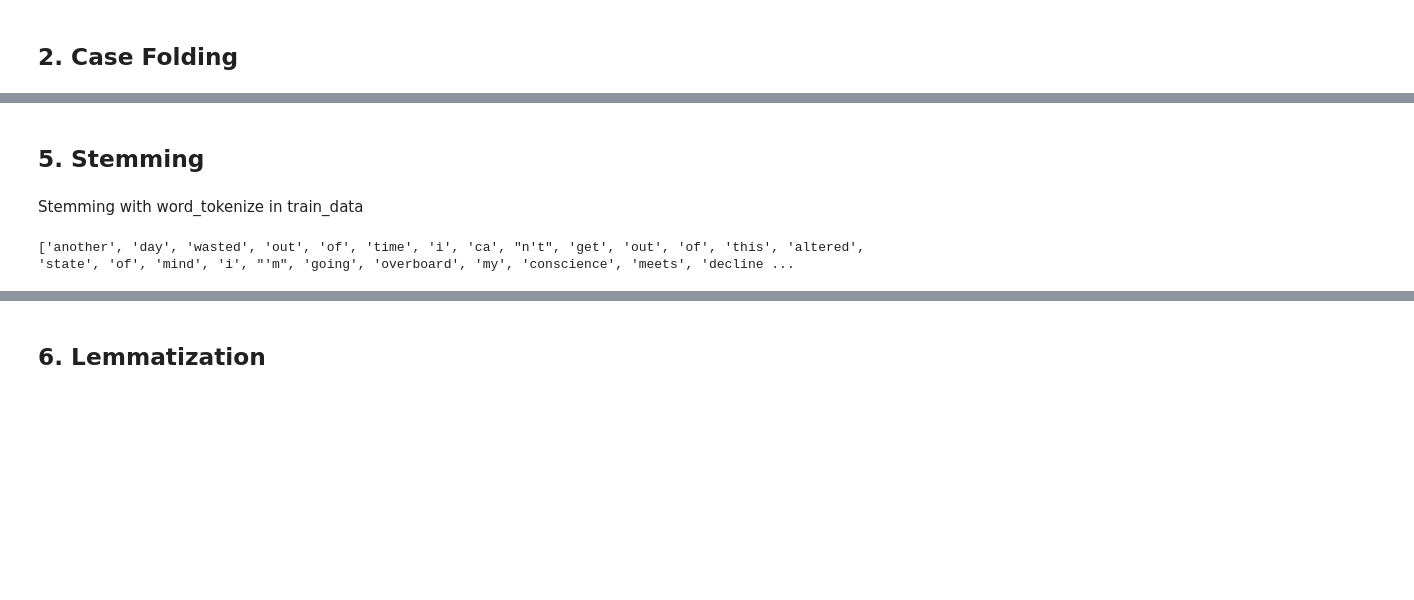
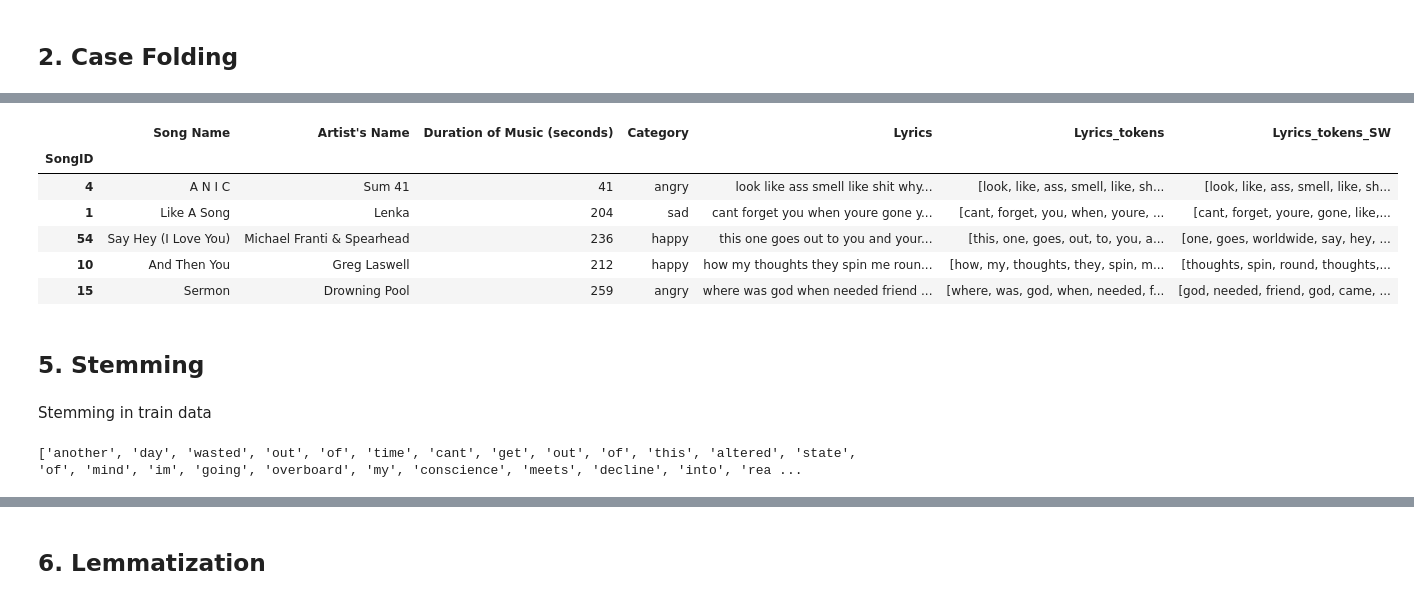
Before and after one commit to yohanaaritonang/sentiment-analysis-of-song-lyrics-using-svm, a Jupyter notebook: Stemming and Lemmatization.ipynb, the cells around one changed output, grey strips where cells are left out. Saved outputs shown, nothing was run; the diff lists cells and outputs as text; code cells hidden in the pictures; blank space fills up the shorter version.

Commit message:
Create Stemming and Lemmatization

```diff
--- a/Stemming and Lemmatization.ipynb
+++ b/Stemming and Lemmatization.ipynb
@@ -108,2 +121,2 @@ another day wasted out of time i can't get out of this altered state of mind i'm
 # %%
-test_data = test_data['Lyrics'].str.lower()
+test_data['Lyrics'] = test_data['Lyrics'].str.lower()
@@ -125,0 +373,7 @@ Name: Lyrics, Length: 378, dtype: object
+# %%
+list_stopwords = set(nltk.corpus.stopwords.words('english'))
+
+def stopwords_removal(words):
+    return [word for word in words if word not in list_stopwords]
+test_data['Lyrics_tokens_SW'] = test_data['Lyrics_tokens'].apply(stopwords_removal)
+print(test_data['Lyrics_tokens_SW'])
@@ -126,11 +394,22 @@ Name: Lyrics, Length: 378, dtype: object
+# %%
+test_data.sample(5)
+# %% [output]
+|  | Song Name | Artist's Name | Duration of Music (seconds) | Category | Lyrics | Lyrics_tokens | Lyrics_tokens_SW |
+| SongID |  |  |  |  |  |  |  |
+| 4 | A N I C | Sum 41 | 41 | angry | look like ass smell like shit why... | [look, like, ass, smell, like, sh... | [look, like, ass, smell, like, sh... |
+| 1 | Like A Song | Lenka | 204 | sad | cant forget you when youre gone y... | [cant, forget, you, when, youre, ... | [cant, forget, youre, gone, like,... |
+| 54 | Say Hey (I Love You) | Michael Franti & Spearhead | 236 | happy | this one goes out to you and your... | [this, one, goes, out, to, you, a... | [one, goes, worldwide, say, hey, ... |
+| 10 | And Then You | Greg Laswell | 212 | happy | how my thoughts they spin me roun... | [how, my, thoughts, they, spin, m... | [thoughts, spin, round, thoughts,... |
+| 15 | Sermon | Drowning Pool | 259 | angry | where was god when needed friend ... | [where, was, god, when, needed, f... | [god, needed, friend, god, came, ... |
 # %% [markdown]
 ## 5. Stemming
 # %%
 from nltk import PorterStemmer, LancasterStemmer, word_tokenize
-# %% [markdown]
-Stemming with word_tokenize in train_data
+# %% [markdown]
+Stemming in train data
 # %%
-tokens_train = word_tokenize(train_data[1])
+# Stemming with word_tokenize in train_data
+tokens_train = word_tokenize(train_data['Lyrics'][1])
 print(tokens_train)
 # %% [output]
-['another', 'day', 'wasted', 'out', 'of', 'time', 'i', 'ca', "n't", 'get', 'out', 'of', 'this', 'altered', 'state', 'of', 'mind', 'i', "'m", 'going', 'overboard', 'my', 'conscience', 'meets', 'decline ...
+['another', 'day', 'wasted', 'out', 'of', 'time', 'cant', 'get', 'out', 'of', 'this', 'altered', 'state', 'of', 'mind', 'im', 'going', 'overboard', 'my', 'conscience', 'meets', 'decline', 'into', 'rea ...
```
Also changed, not shown: parts of 38 cells of this notebook.
